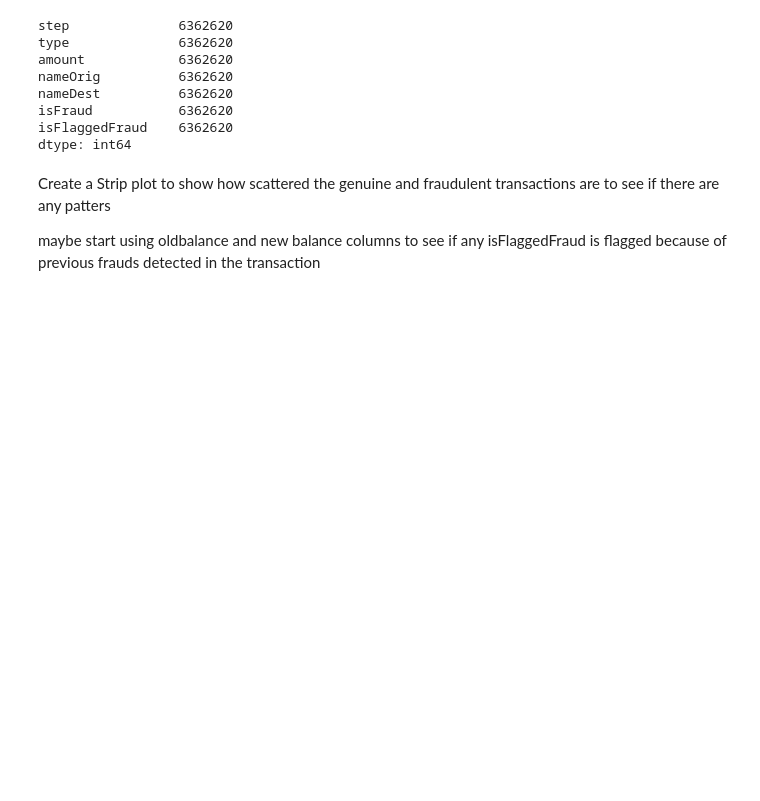
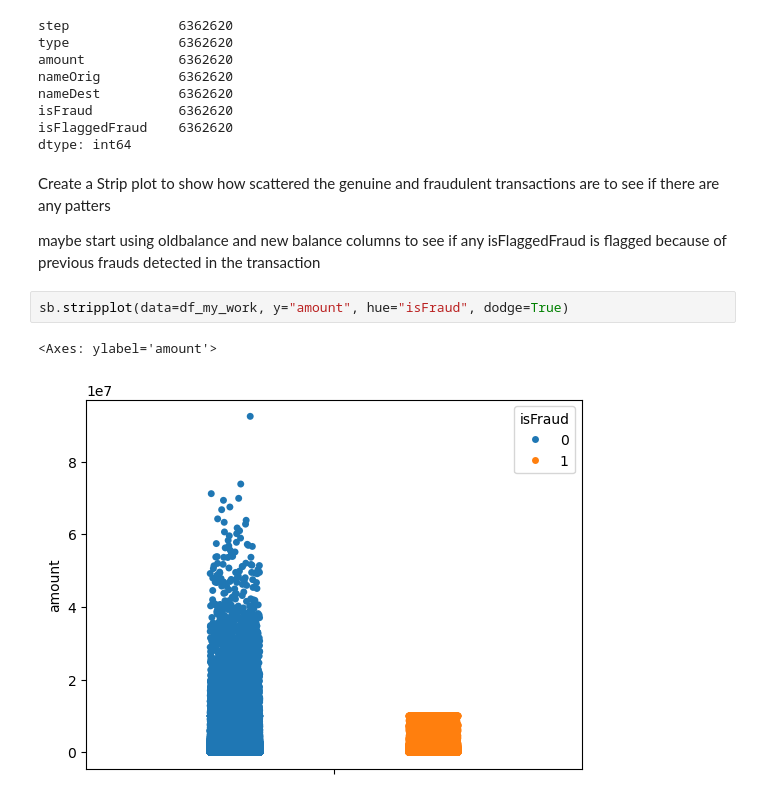
Before and after one commit to sinataeid/FRAUD-DETECTION-PROJECT, a Jupyter notebook: analysis.ipynb, the cells around one changed output. Cells and saved outputs as stored; diff of their text form; blank space fills up the shorter version.

Commit message:
stripplot - ran in 40s - limit needed

```diff
--- a/analysis.ipynb
+++ b/analysis.ipynb
@@ -244,3 +249,8 @@ Create a Strip plot to show how scattered the genuine and fraudulent transaction
 
 
 maybe start using oldbalance and new balance columns to see if any isFlaggedFraud is flagged because of previous frauds detected in the transaction
+# %%
+sb.stripplot(data=df_my_work, y="amount", hue="isFraud", dodge=True)
+# %% [output]
+<Axes: ylabel='amount'>
+[figure, added]
```
Also changed, not shown: parts of 1 cell of this notebook.
